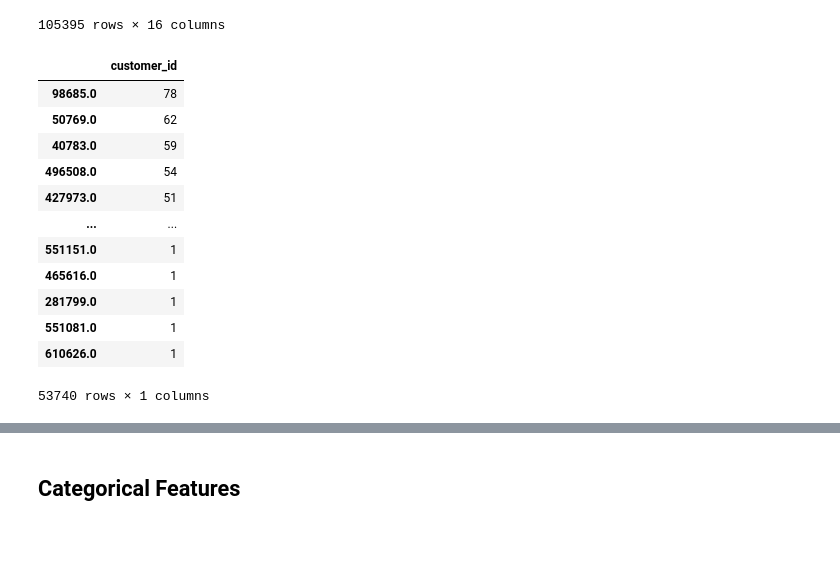
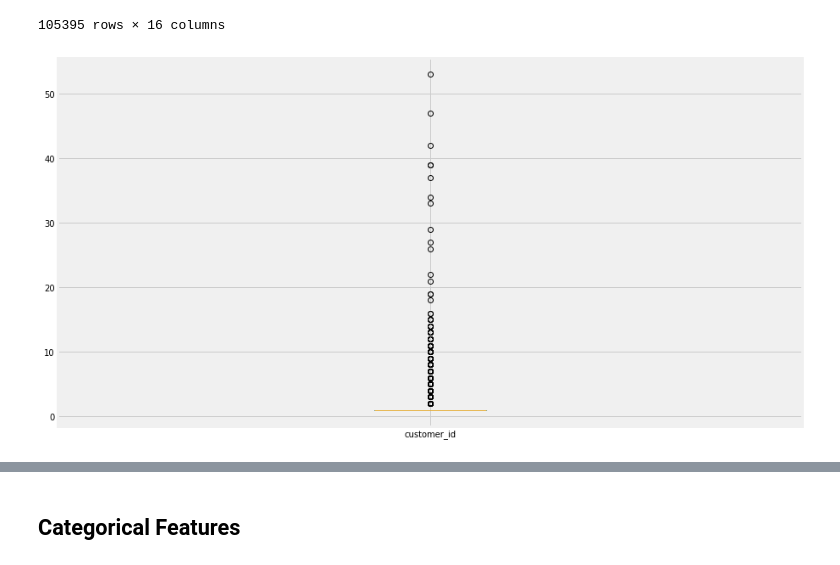
Before and after one commit to jaeseung11/Fastcampus-EDA, a Jupyter notebook: PJT_cj.ipynb, the cells around one changed output, grey strips where cells are left out. Saved outputs shown, nothing was run; the diff lists cells and outputs as text; code cells hidden in the pictures; blank space fills up the shorter version.

```diff
--- a/PJT_cj.ipynb
+++ b/PJT_cj.ipynb
@@ -184,7 +189,7 @@ A15. 제공되는 데이터는 해당 기간에 발생한 모든 데이터중에
 # %%
 import pandas as pd
 
-df = pd.read_excel('EDAPJT_VER2_210329_210926.xlsx')
+df = pd.read_excel('./EDAPJT_VER2_210329_210926.xlsx')
 df
 # %% [output]
 |  | id | customer_id | course_id | type | state | course_title | category_title | format | ... |
@@ -440,3 +445,6 @@ df
 | 105417 | 1365005 | 670896.0 | PAYMENT | CANCELLED | 부동산 디벨로퍼 아카데미 : 인허가 | 부동산/금융 | 올인원 | 2021-09-25 14:19:56 | ... |
 | 105418 | 1365007 | 610626.0 | PAYMENT | COMPLETED | 용호수의 돈 버는 실전 영상 제작 | 영상/3D | 올인원 | 2021-09-25 14:25:47 | ... |
 105395 rows × 16 columns
+# %%
+df = df.astype({'customer_id': int})
+df
@@ -465,18 +487,9 @@ df2.to_csv('Fastcampus_data_after_cleaning_판매시작일결측치제거_Ver.cs
+# %%
+completed = df[(df.type == 'PAYMENT') & (df.state == 'COMPLETED')] # 결제완료된 transaction만 보기 위함
 # %%
-df.customer_id.value_counts().to_frame()
+customer_count = completed.customer_id.value_counts().to_frame()
-# %% [output]
-|  | customer_id |
-| 98685.0 | 78 |
-| 50769.0 | 62 |
-| 40783.0 | 59 |
-| 496508.0 | 54 |
-| 427973.0 | 51 |
-| ... | ... |
-| 551151.0 | 1 |
-| 465616.0 | 1 |
-| 281799.0 | 1 |
-| 551081.0 | 1 |
-| 610626.0 | 1 |
-53740 rows × 1 columns
 # %%
-df[df.customer_id.isnull()]
+customer_count.plot.box(column='customer_id', figsize=(14, 8))
+plt.show()
+# %% [output]
+[figure, added]
```
Also changed, not shown: parts of 92 cells of this notebook.
